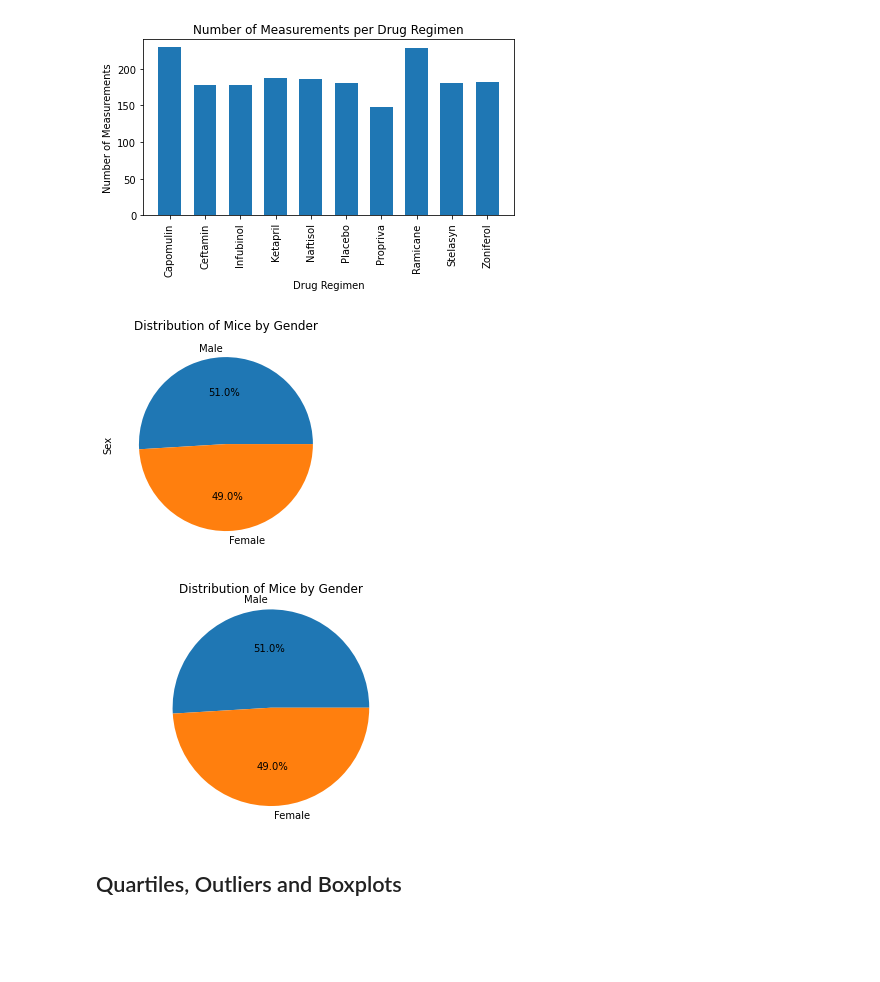
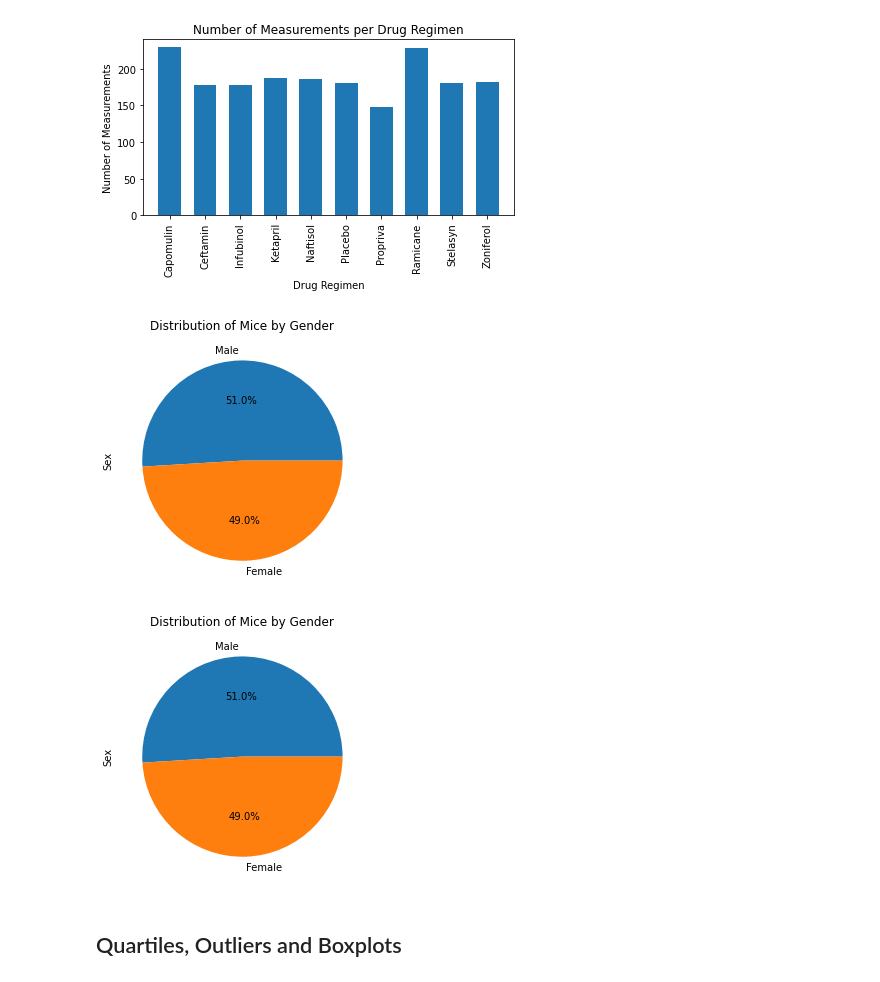
Before and after one commit to SommerKim/drug-study-visualization, a Jupyter notebook: Pymaceuticals/pymaceuticals_starter.ipynb, the cells around one changed output. Drawn from its saved outputs; the diff is of its cells as text; code cells hidden in the pictures; blank space fills up the shorter version.

```diff
--- a/Pymaceuticals/pymaceuticals_starter.ipynb
+++ b/Pymaceuticals/pymaceuticals_starter.ipynb
@@ -192,24 +192,26 @@ plt.show()
 # Generate a pie plot showing the distribution of female versus male mice using pandas
 clean_combined_data["Sex"].value_counts().plot(kind = "pie", title = "Distribution of Mice by Gender", autopct="%1.1f%%")
 
+plt.tight_layout()
 plt.show()
 # %% [output]
-[figure, old version]
+[figure, new version]
 # %%
 # Generate a pie plot showing the distribution of female versus male mice using pyplot
 values = clean_combined_data["Sex"].value_counts()
 categories = clean_combined_data["Sex"].unique()
 
 labels = categories
 
 fig1, ax1 = plt.subplots()
 ax1.pie(values, labels=labels, autopct='%1.1f%%')
-ax1.axis('equal')  # Equal aspect ratio ensures that pie is drawn as a circle.
 ax1.set_title('Distribution of Mice by Gender')
+ax1.set_ylabel('Sex')
 
+plt.tight_layout()
 plt.show()
 # %% [output]
-[figure, old version]
+[figure, new version]
 # %% [markdown]
 ## Quartiles, Outliers and Boxplots
 # %%
```
Also changed, not shown: parts of 1 cell of this notebook.
